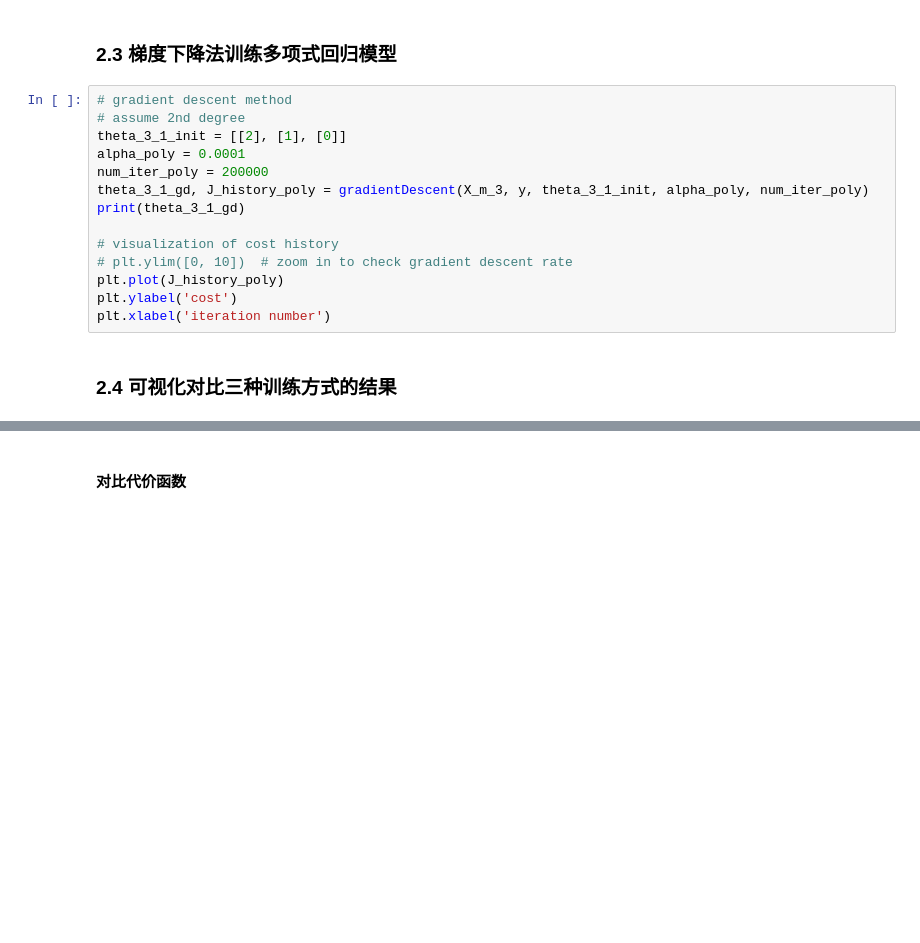
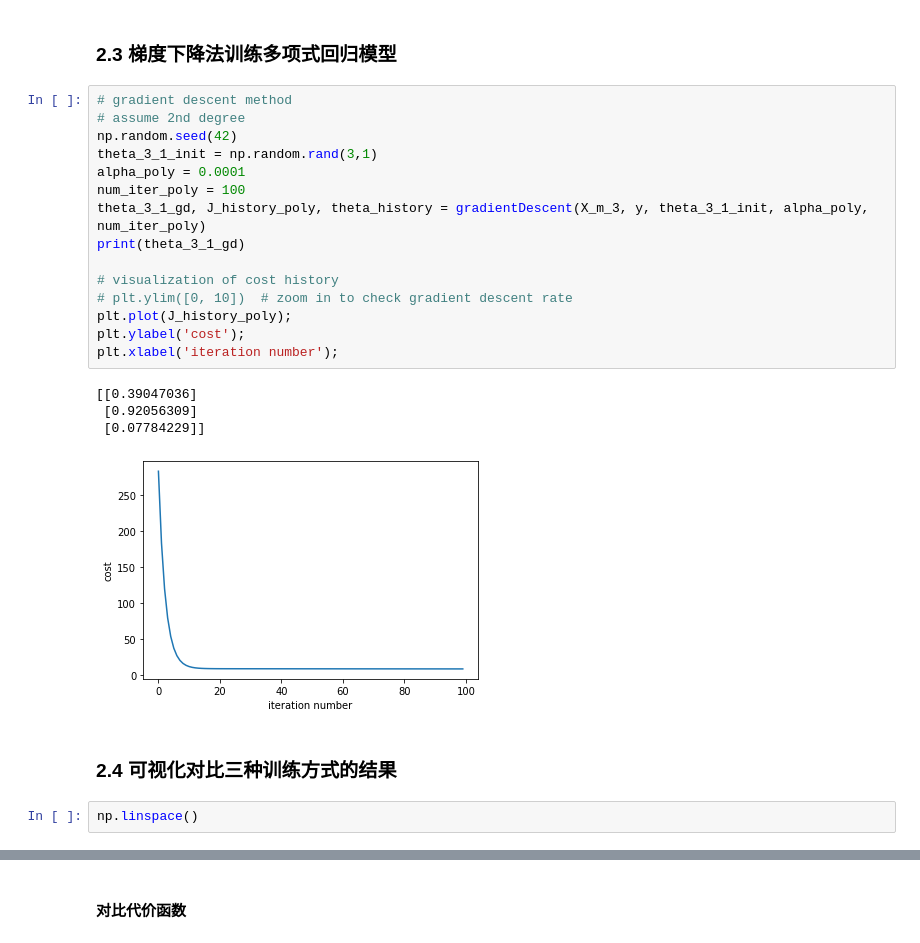
Before and after one commit to TapasTech/EasyShare-ML, a Jupyter notebook: multivariate-linear-regression.ipynb, the cells around one changed output, grey strips where cells are left out. Cells and saved outputs as stored; diff of their text form; blank space fills up the shorter version.

```diff
--- a/multivariate-linear-regression.ipynb
+++ b/multivariate-linear-regression.ipynb
@@ -181,17 +198,25 @@ print(theta_3_1_norm)
 # %%
 # gradient descent method
 # assume 2nd degree
-theta_3_1_init = [[2], [1], [0]]
+np.random.seed(42)
+theta_3_1_init = np.random.rand(3,1)
 alpha_poly = 0.0001
-num_iter_poly = 200000
-theta_3_1_gd, J_history_poly = gradientDescent(X_m_3, y, theta_3_1_init, alpha_poly, num_iter_poly)
+num_iter_poly = 100
+theta_3_1_gd, J_history_poly, theta_history = gradientDescent(X_m_3, y, theta_3_1_init, alpha_poly, num_iter_poly)
 print(theta_3_1_gd)
 
 # visualization of cost history
 # plt.ylim([0, 10])  # zoom in to check gradient descent rate
-plt.plot(J_history_poly)
-plt.ylabel('cost')
-plt.xlabel('iteration number')
+plt.plot(J_history_poly);
+plt.ylabel('cost');
+plt.xlabel('iteration number');
+# %% [output]
+[[0.39047036]
+ [0.92056309]
+ [0.07784229]]
+[figure, added]
 # %% [markdown]
 ### 2.4 可视化对比三种训练方式的结果
+# %%
+np.linspace()
 # %%
```
Also changed, not shown: parts of 13 cells of this notebook, 7 other files.
